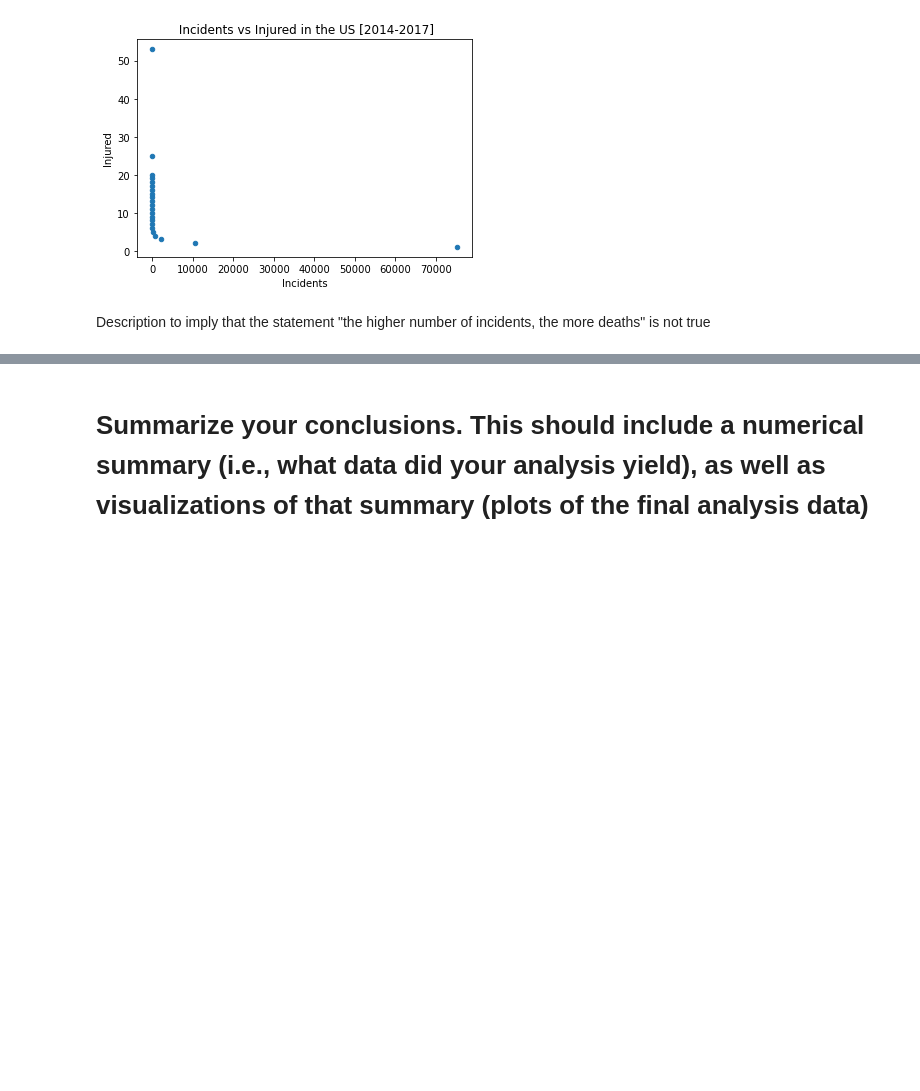
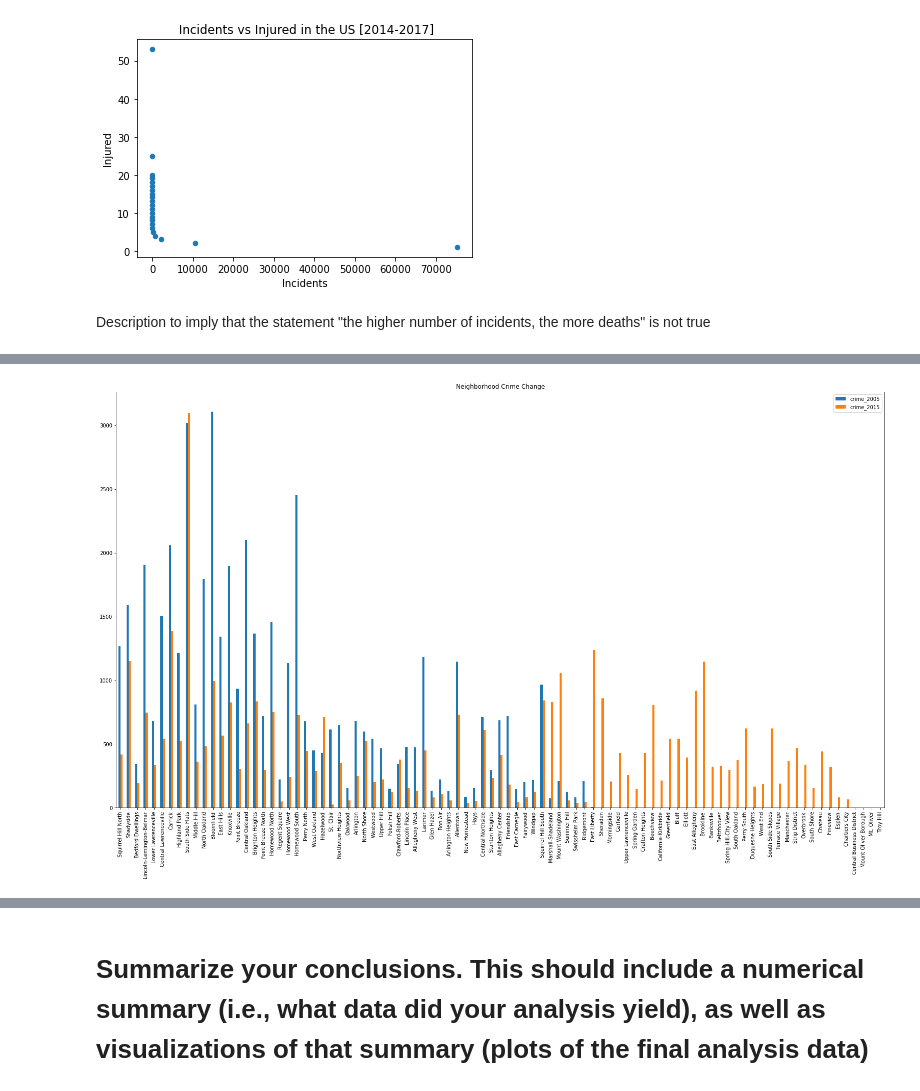
Before and after one commit to palolo02/Project1, a Jupyter notebook: Crime in US.ipynb, the cells around one changed output, grey strips where cells are left out. Drawn from its saved outputs; the diff is of its cells as text; code cells hidden in the pictures; blank space fills up the shorter version.

```diff
--- a/Crime in US.ipynb
+++ b/Crime in US.ipynb
@@ -732,0 +945,10 @@ v_grp_metrics_df.sort_values(by=['year'], inplace=True)
+# %%
+#Crime change by neightbor 2005- 2015
+crime_2005_list = v_met_over_per_c_df["Offense_2005"].tolist()
+crime_2015_list =v_met_over_per_c_df["Offense_2015"].tolist()
+index_com =v_met_over_per_c_df["neighborhood"].tolist()
+
+df1 = pd.DataFrame({'crime_2005':crime_2005_list,'crime_2015':crime_2015_list},index=index_com)
+ax = df1.plot.bar( title ="Neighborhood Crime Change", figsize=(27, 15), legend=True, fontsize=10)
+# %% [output]
+[figure, added]
```
Also changed, not shown: parts of 31 cells of this notebook, 1 other file.
